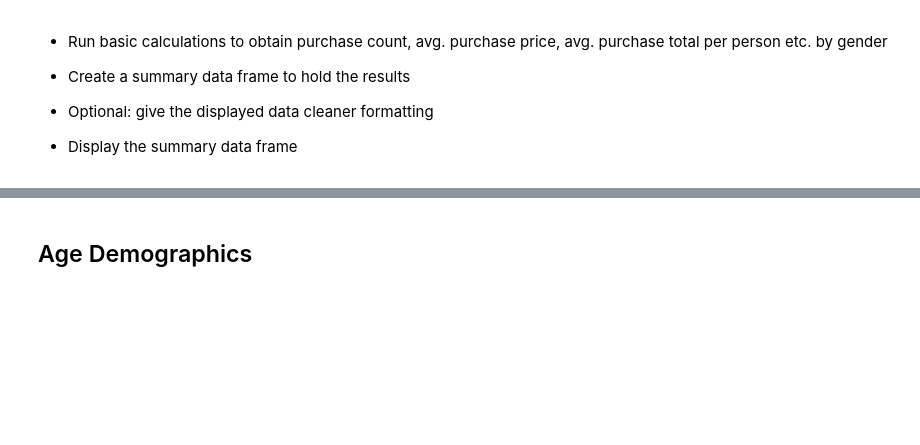
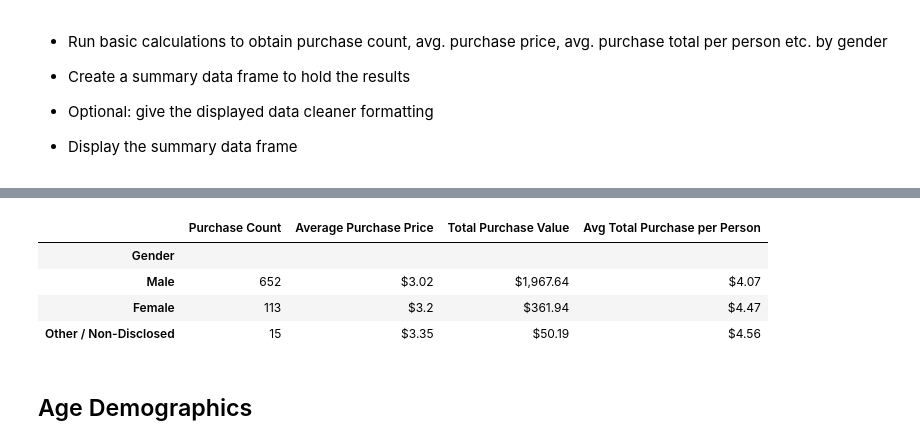
Before and after one commit to Gujaratigirl/Pandas_Challenge, a Jupyter notebook: HeroesOfPymoli/2 HeroesOfPymoli_starter.ipynb, the cells around one changed output, grey strips where cells are left out. Saved outputs shown, nothing was run; the diff lists cells and outputs as text; code cells hidden in the pictures; blank space fills up the shorter version.

```diff
--- a/HeroesOfPymoli/2 HeroesOfPymoli_starter.ipynb
+++ b/HeroesOfPymoli/2 HeroesOfPymoli_starter.ipynb
@@ -130,2 +133,47 @@ gender_demo_df
+# %%
+#Find total count of SN - will use this DF to do caclulations
+sn_count = len(purchase_data_df["SN"])
+sn_count
+
+#Make df by Gender
+male_gender_total_df =purchase_data_df.loc[purchase_data_df["Gender"] == "Male",:]
+female_gender_total_df =purchase_data_df.loc[purchase_data_df["Gender"] == "Female",:]
+other_gender_total_df =purchase_data_df.loc[purchase_data_df["Gender"] == "Other / Non-Disclosed",:]
+
+#Purchase count
+male_total_count = len(male_gender_total_df)
+female_total_count = len(female_gender_total_df)
+other_total_count = len(other_gender_total_df)
+#Mean
+male_avg = round(male_gender_total_df["Price"].mean(),2)
+female_avg = round(female_gender_total_df["Price"].mean(),2)
+#female_avg = round(female_avg,3)
+other_avg = round(other_gender_total_df["Price"].mean(),2)
+#Total $ value
+male_sum = male_gender_total_df["Price"].sum()
+female_sum = female_gender_total_df["Price"].sum()
+other_sum = other_gender_total_df["Price"].sum()
+#Avg per person
+male_avg_pp = round(male_sum/male_count,2)
+female_avg_pp = round(female_sum/female_count,2)
+other_avg_pp = round(other_sum/other_count,2)
+
+#Make DF
+gender_analysis_df = pd.DataFrame({"Purchase Count":["",male_total_count,female_total_count, other_total_count],
+                                "Average Purchase Price": ["","$"+str(male_avg),"$"+str(female_avg), "$"+str(other_avg)],
+                                "Total Purchase Value":["","$"+str("{:,}".format(male_sum)),"$"+str(female_sum), "$"+str(other_sum)],
+                                "Avg Total Purchase per Person":["","$"+str(male_avg_pp),"$"+str(female_avg_pp), "$"+str(other_avg_pp)]},
+                                ["Gender","Male", "Female", "Other / Non-Disclosed"])
+
+gender_analysis_df = gender_analysis_df.style.set_properties(**{'text-align': 'left'})
+gender_analysis_df
+
+#female_avg
+# %% [output]
+|  | Purchase Count | Average Purchase Price | Total Purchase Value | Avg Total Purchase per Person |
+| Gender |  |  |  |  |
+| Male | 652 | $3.02 | $1,967.64 | $4.07 |
+| Female | 113 | $3.2 | $361.94 | $4.47 |
+| Other / Non-Disclosed | 15 | $3.35 | $50.19 | $4.56 |
 # %% [markdown]
 ## Age Demographics
```
Also changed, not shown: parts of 8 cells of this notebook.
